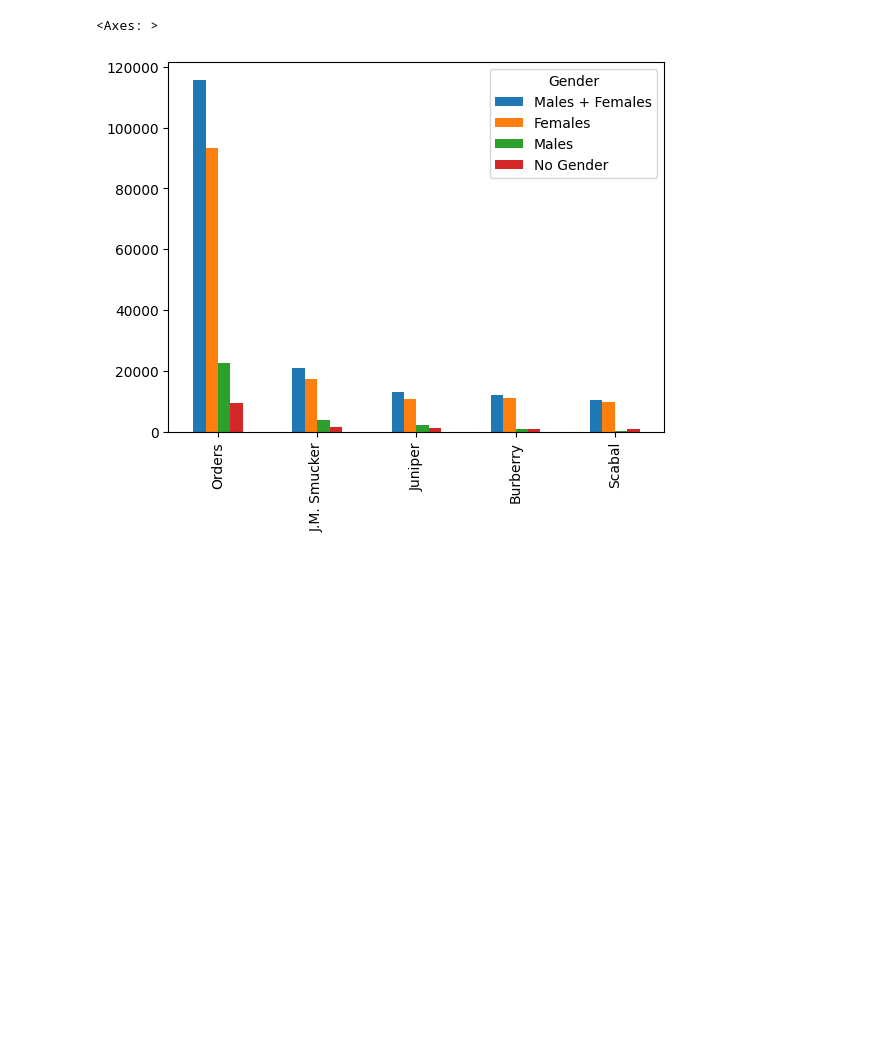
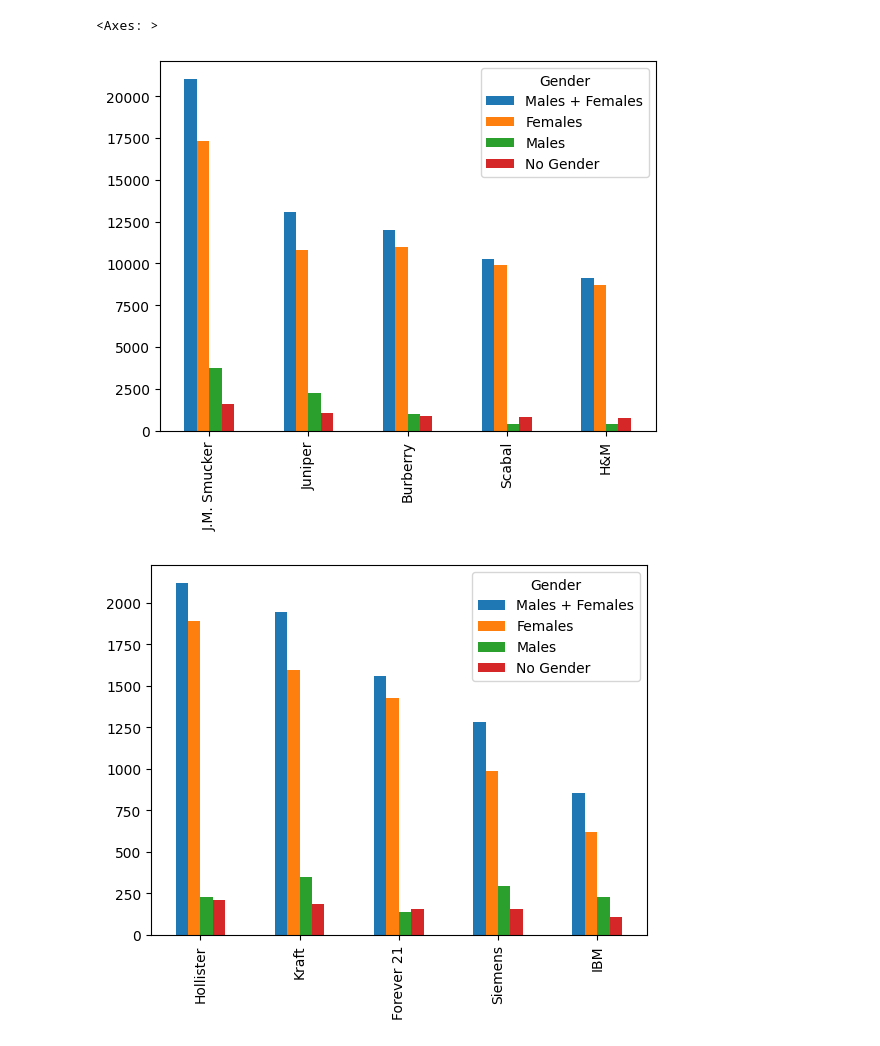
Before and after one commit to AllanMogley/12-Zidio-Projects, a Jupyter notebook: 01 - Projects/01 - Customer Segmentation/cleaner.ipynb, the cells around one changed output. Cells and saved outputs as stored; diff of their text form; code cells hidden in the pictures; blank space fills up the shorter version.

Commit message:
Plot Charts

```diff
--- a/01 - Projects/01 - Customer Segmentation/cleaner.ipynb
+++ b/01 - Projects/01 - Customer Segmentation/cleaner.ipynb
@@ -26,30 +28,33 @@ df['Gender'].unique()
 # %%
 # ------------------------------------------------------------------
 # TRANSPOSE THE DF INTO NEW COLUMNS
 # ------------------------------------------------------------------
 
 # Make a copy of the DF
 df_t = df.copy()
 
 # Group the Data by the unique values in Gender Column
 # Then Aggregate the result by the sum of each occurance
 df_t = df_t.groupby('Gender').sum()
 
 # Transpose the DF
 df_t = df_t.T
 
 # New column as a sum of Males and Females
 df_t['Males + Females'] = df_t['M'] + df_t['F']
 
+# Rename and Rearrange columns
 cols = {'F' : 'Females', 'M' : 'Males'}
 df_t.rename(columns = cols, inplace = True)
-# Rearrange columns
 df_t = df_t[['Males + Females', 'Females', 'Males', 'No Gender']]
 
 # Sort Values from Highest to Lowest
 df_t = df_t.sort_values(by = 'Males + Females', ascending = False)
 
-df_t[1:6].plot.bar()
+# Plot the Top and Bottom 5
+df_t[2:7].plot.bar()
+df_t[-5:].plot.bar()
 # %% [output]
 <Axes: >
-[figure, old version]
+[figure, new version]
+[figure, added]
```
Also changed, not shown: parts of 3 cells of this notebook.
